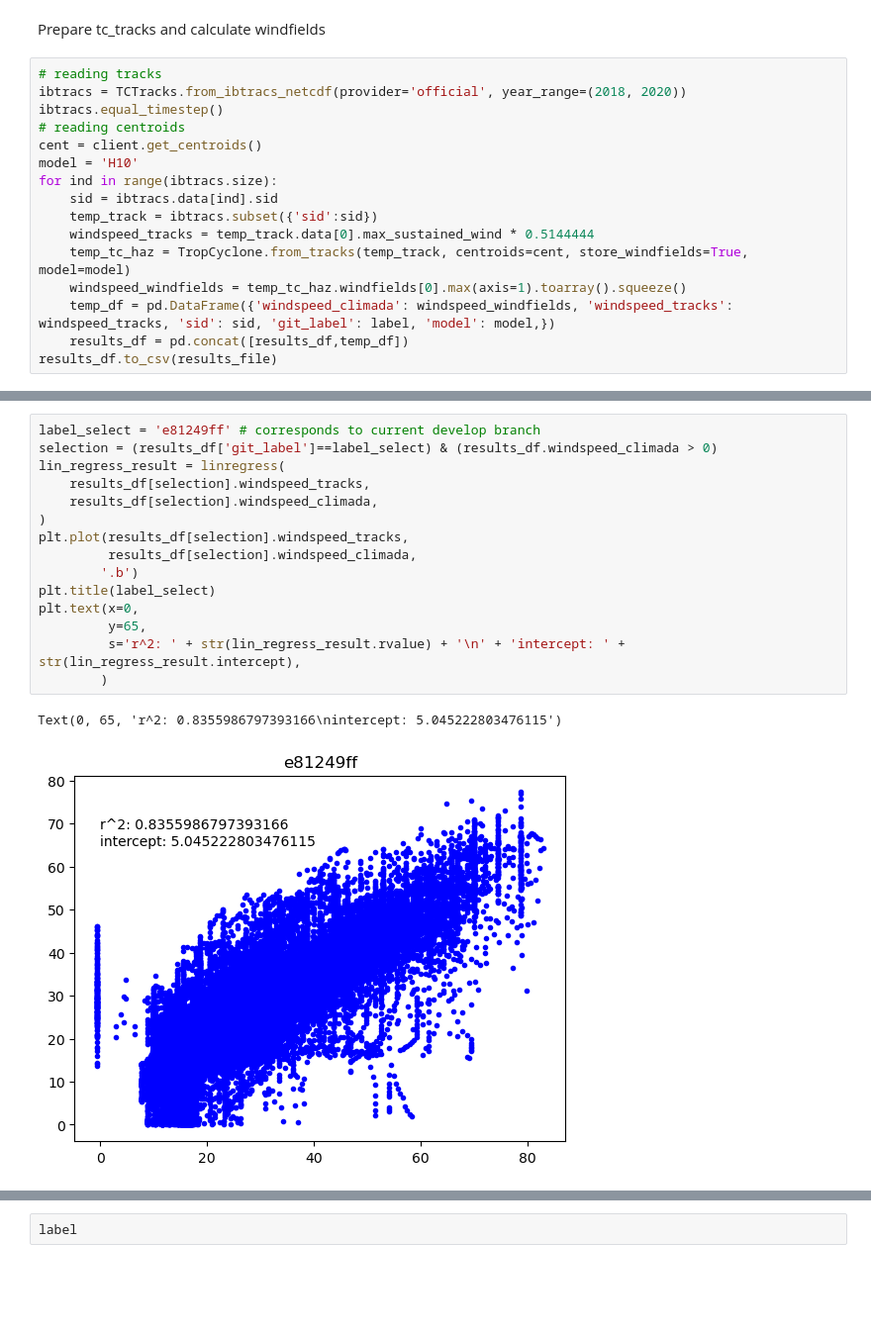
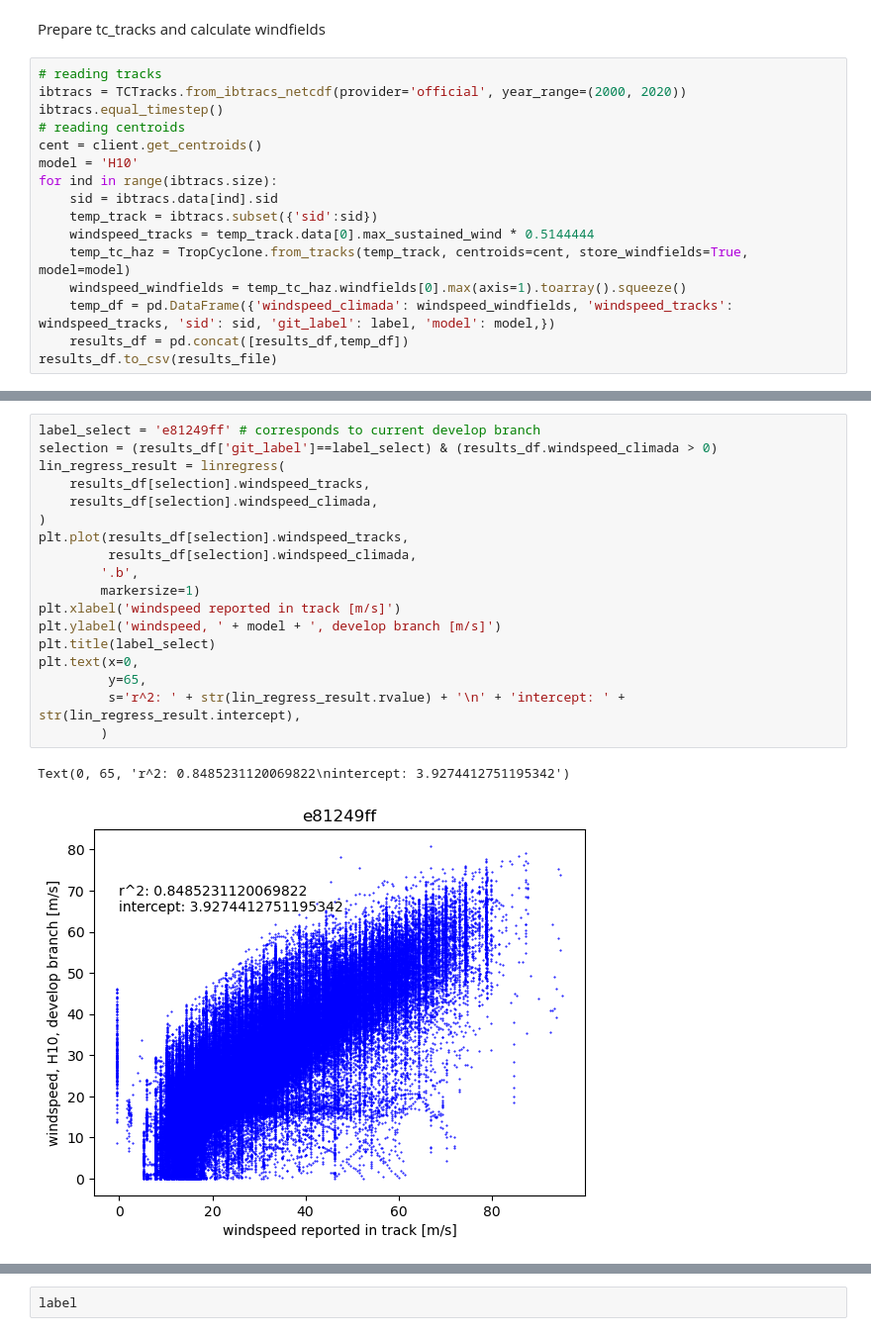
Before and after one commit to ThomasRoosli/CLIMADA_test_TC_vtrans_addition, a Jupyter notebook: CLIMADA_TC_holland_vtrans_comparison.ipynb, the cells around one changed output, grey strips where cells are left out. Shown: that part at 99% size. Cells and saved outputs as stored; diff of their text form; blank space fills up the shorter version.

```diff
--- a/CLIMADA_TC_holland_vtrans_comparison.ipynb
+++ b/CLIMADA_TC_holland_vtrans_comparison.ipynb
@@ -34,7 +34,7 @@ else:
 Prepare tc_tracks and calculate windfields
 # %%
 # reading tracks
-ibtracs = TCTracks.from_ibtracs_netcdf(provider='official', year_range=(2018, 2020))
+ibtracs = TCTracks.from_ibtracs_netcdf(provider='official', year_range=(2000, 2020))
 ibtracs.equal_timestep()
 # reading centroids
 cent = client.get_centroids()
@@ -54,21 +55,24 @@ results_df.to_csv(results_file)
 # %%
 label_select = 'e81249ff' # corresponds to current develop branch
 selection = (results_df['git_label']==label_select) & (results_df.windspeed_climada > 0)
 lin_regress_result = linregress(
     results_df[selection].windspeed_tracks,
     results_df[selection].windspeed_climada,
 )
 plt.plot(results_df[selection].windspeed_tracks,
          results_df[selection].windspeed_climada,
-        '.b')
+        '.b',
+        markersize=1)
+plt.xlabel('windspeed reported in track [m/s]')
+plt.ylabel('windspeed, ' + model + ', develop branch [m/s]')
 plt.title(label_select)
 plt.text(x=0,
          y=65,
          s='r^2: ' + str(lin_regress_result.rvalue) + '\n' + 'intercept: ' + str(lin_regress_result.intercept),
         )
 # %% [output]
-Text(0, 65, 'r^2: 0.8355986797393166\nintercept: 5.045222803476115')
+Text(0, 65, 'r^2: 0.8485231120069822\nintercept: 3.9274412751195342')
-[figure, old version]
+[figure, new version]
 # %%
 label_select = 'f03a61fa' # corresponds to current feature/tc_holland_vtrans branch
 selection = (results_df['git_label']==label_select) & (results_df.windspeed_climada > 0)
```
Also changed, not shown: parts of 3 cells of this notebook, 1 other file.
